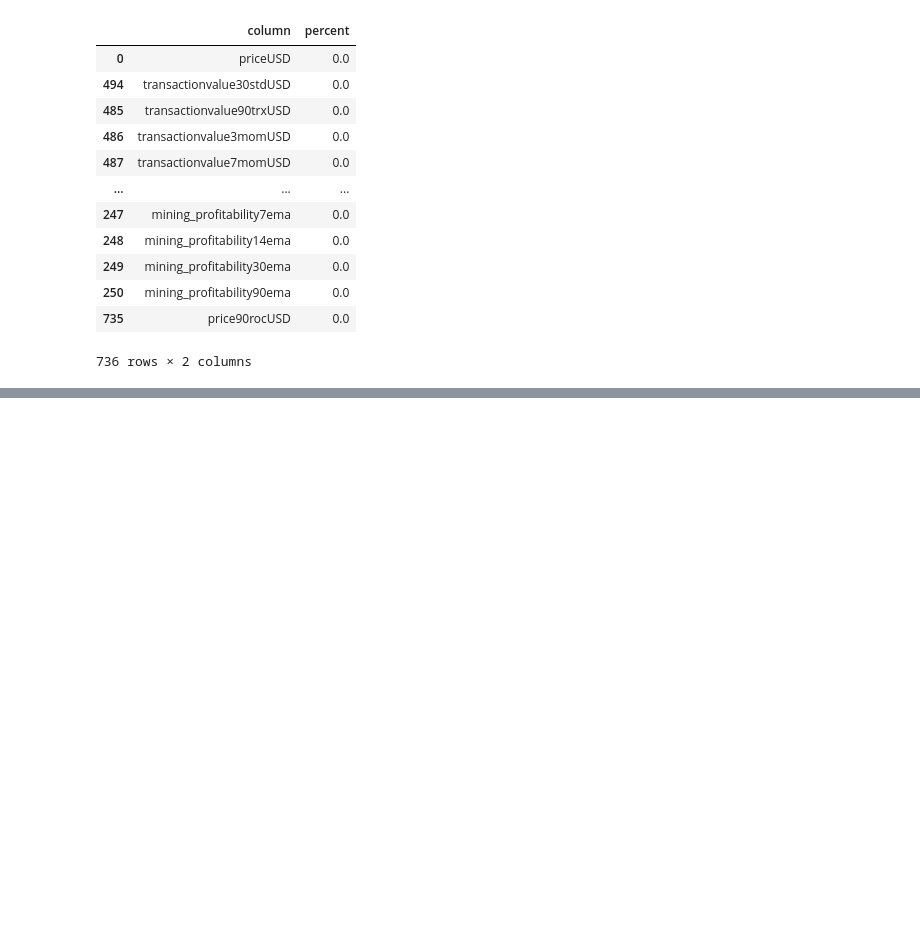
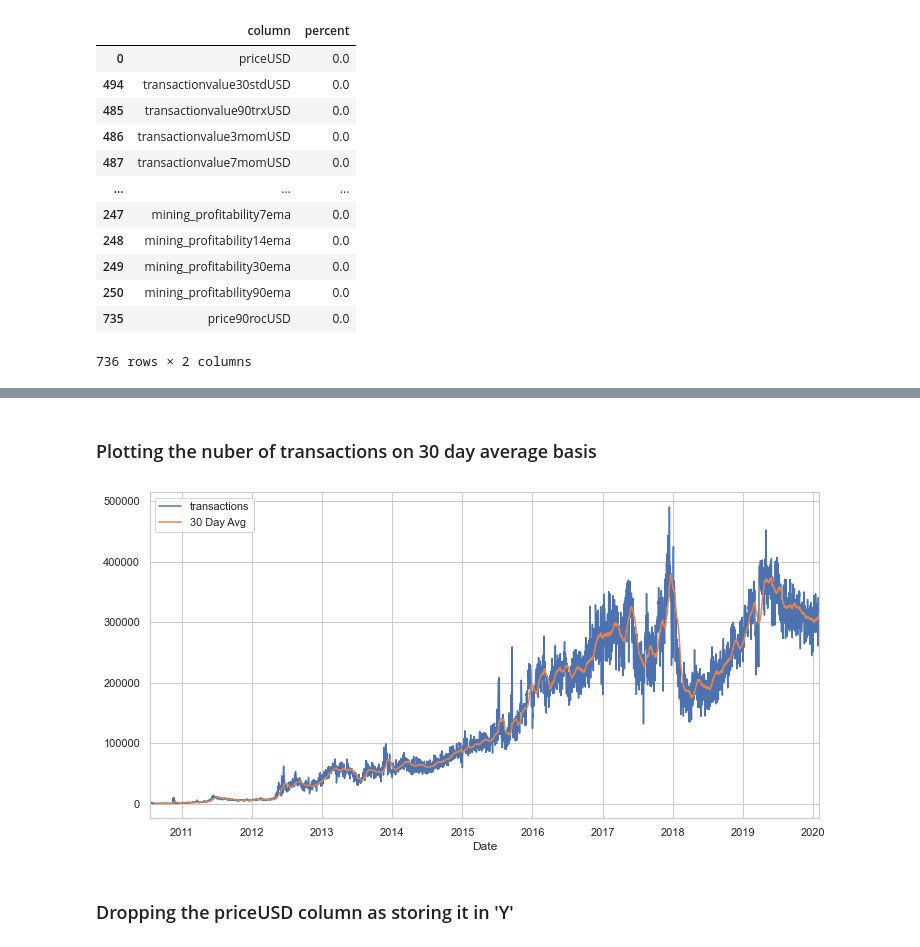
Before and after one commit to riya2509/Bitcoin-Price-Prediction, a Jupyter notebook: Data Selection and PCA.ipynb, the cells around one changed output, grey strips where cells are left out. Cells and saved outputs as stored; diff of their text form; code cells hidden in the pictures; blank space fills up the shorter version.

```diff
--- a/Data Selection and PCA.ipynb
+++ b/Data Selection and PCA.ipynb
@@ -99,0 +113,13 @@ missed
+# %% [markdown]
+### Plotting the nuber of transactions on 30 day average basis
+# %%
+sns.set()
+sns.set_style('whitegrid')
+df['transactions'].plot(figsize=(12,6),label='transactions')
+df['transactions'].rolling(window=30).mean().plot(label='30 Day Avg')
+plt.legend()
+plt.show()
+# %% [output]
+[figure, added]
+# %% [markdown]
+### Dropping the priceUSD column as storing it in 'Y'
```
Also changed, not shown: parts of 3 cells of this notebook.
